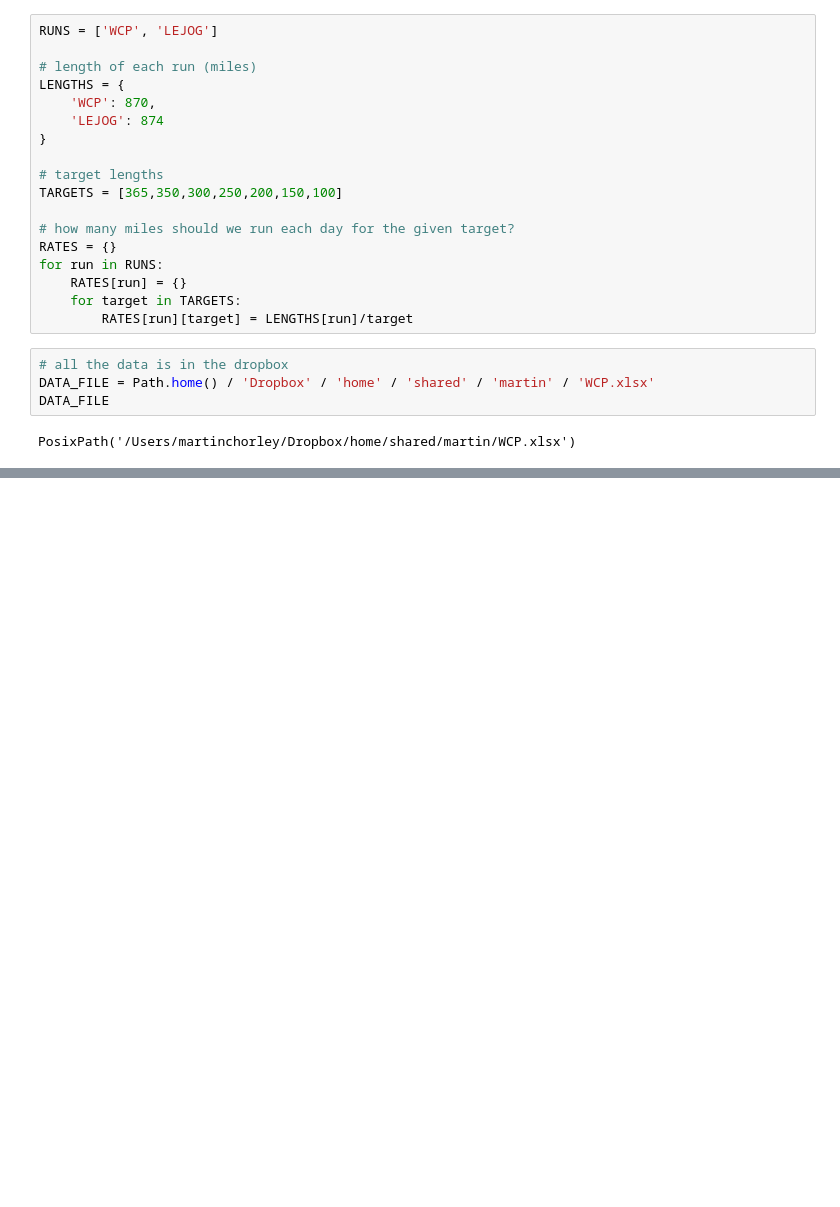
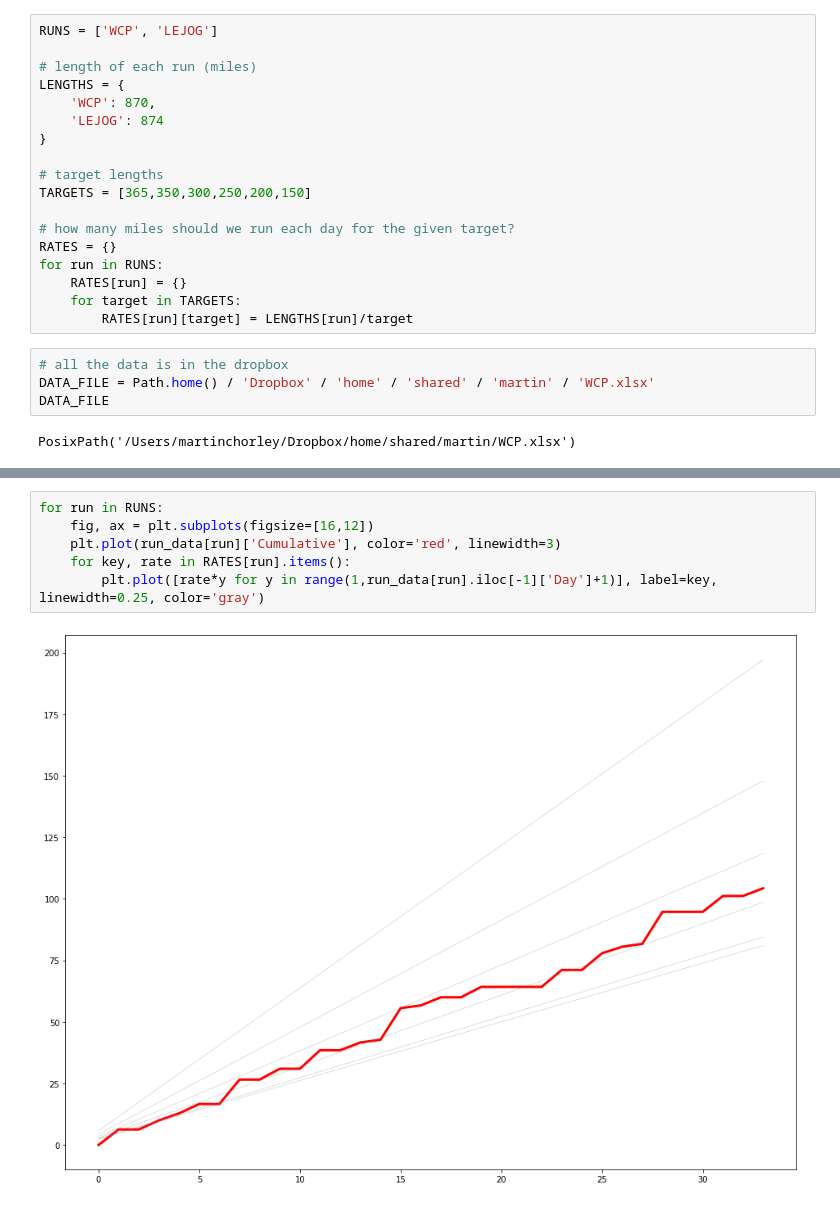
Before and after one commit to martinjc/wcp-lejog-analysis, a Jupyter notebook: WCP-LEJOG Analysis.ipynb, the cells around one changed output, grey strips where cells are left out. Cells and saved outputs as stored; diff of their text form; blank space fills up the shorter version.

```diff
--- a/WCP-LEJOG Analysis.ipynb
+++ b/WCP-LEJOG Analysis.ipynb
@@ -16,7 +17,7 @@ LENGTHS = {
 }
 
 # target lengths
-TARGETS = [365,350,300,250,200,150,100]
+TARGETS = [365,350,300,250,200,150]
 
 # how many miles should we run each day for the given target?
 RATES = {}
@@ -110,0 +112,8 @@ print(PROJECTED_END)
+# %%
+for run in RUNS:
+    fig, ax = plt.subplots(figsize=[16,12])
+    plt.plot(run_data[run]['Cumulative'], color='red', linewidth=3)
+    for key, rate in RATES[run].items():
+        plt.plot([rate*y for y in range(1,run_data[run].iloc[-1]['Day']+1)], label=key, linewidth=0.25, color='gray')
+# %% [output]
+[figure, added]
```
Also changed, not shown: parts of 8 cells of this notebook.
